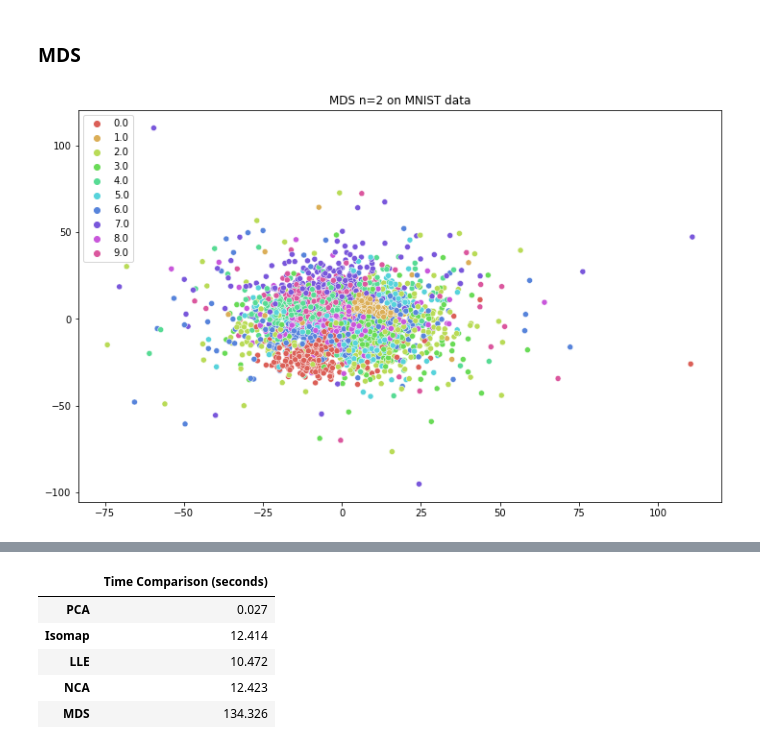
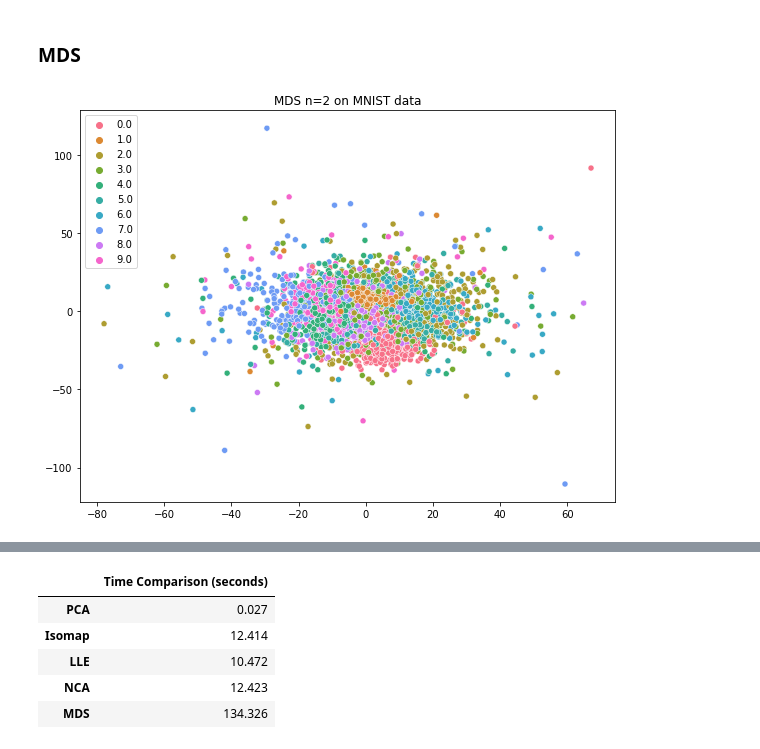
Before and after one commit to aashareddy14/tsne_project, a Jupyter notebook: Comparisons.ipynb, the cells around one changed output, grey strips where cells are left out. Cells and saved outputs as stored; diff of their text form; code cells hidden in the pictures.

```diff
--- a/Comparisons.ipynb
+++ b/Comparisons.ipynb
@@ -87,12 +103,12 @@ from sklearn.manifold import MDS
 # %%
 mds_res = MDS(n_components=2).fit_transform(train)
 # %%
-plt.figure(figsize=(12,7.5))
-plot_mds = sns.scatterplot(x = mds_res[:,0], y = mds_res[:,1], hue = labels, palette = sns.color_palette("hls", 10), legend = 'full').get_figure()
+plt.figure(figsize=(9.6,7.2))
+plot_mds = sns.scatterplot(x = mds_res[:,0], y = mds_res[:,1], hue = labels, palette = sns.color_palette("husl", 10), legend = 'full').get_figure()
 plt.title('MDS n=2 on MNIST data')
 plot_mds.savefig("Report/Report_Plots/MDS_MNIST_plot.png")
 # %% [output]
-[figure, old version]
+[figure, new version]
 # %%
 mds_time = %timeit -o -r3 -n3 MDS(n_components=2).fit_transform(train)
 # %% [output]
```
Also changed, not shown: parts of 18 cells of this notebook, 5 other files.
